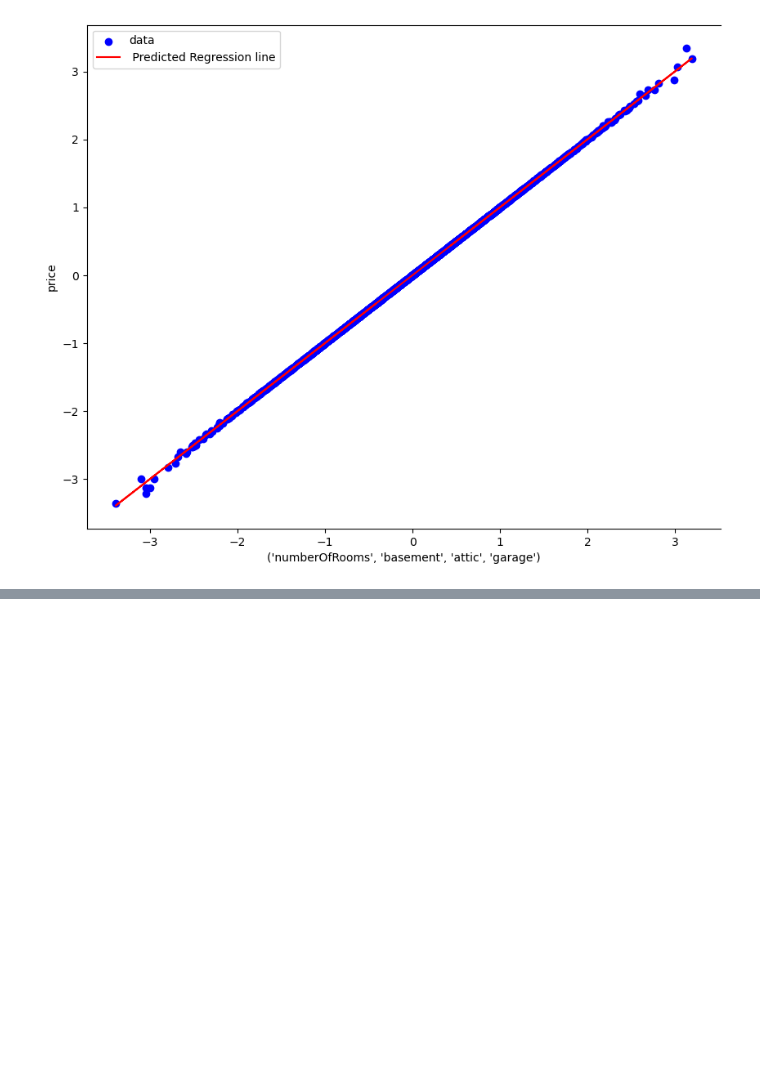
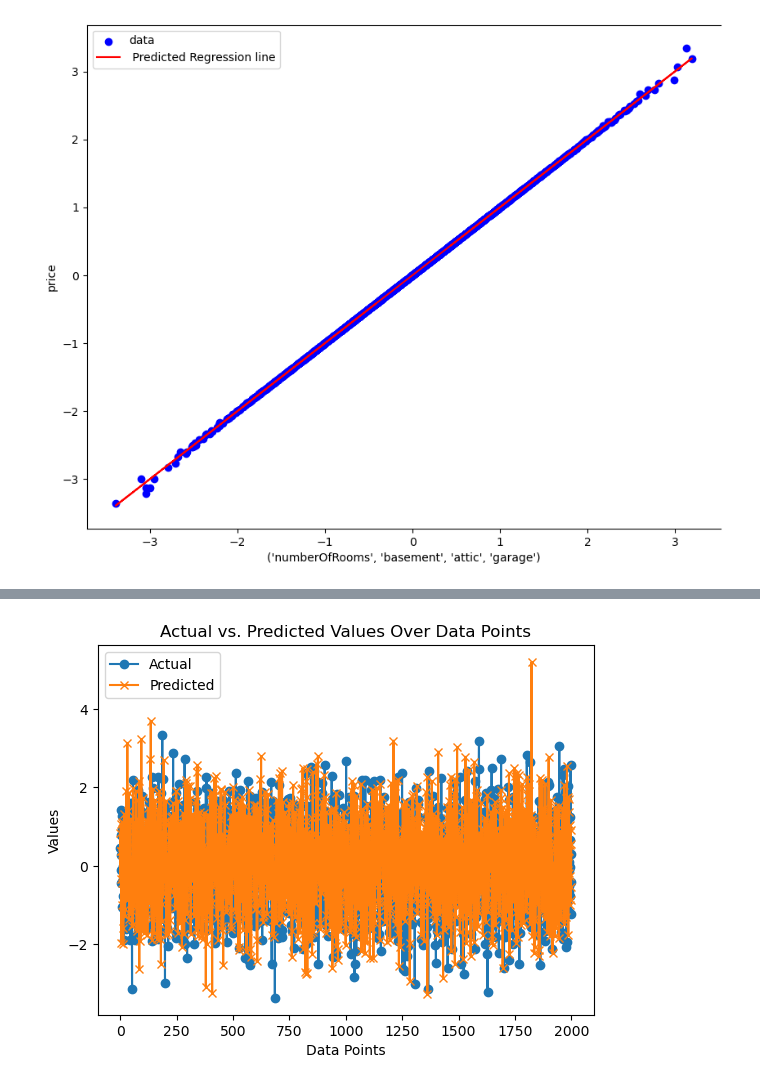
Before and after one commit to sarah10001/Paris_Phase_2_Project, a Jupyter notebook: Housing Prediction Model.ipynb, the cells around one changed output, grey strips where cells are left out. Saved outputs shown, nothing was run; the diff lists cells and outputs as text; code cells hidden in the pictures; blank space fills up the shorter version.

```diff
--- a/Housing Prediction Model.ipynb
+++ b/Housing Prediction Model.ipynb
@@ -654,0 +699,11 @@ plt.gca().spines['right'].set_visible(False)
+# %%
+# Line plot of actual vs. predicted values
+plt.plot(y_test, label='Actual', marker='o')
+plt.plot(y_pred, label='Predicted', marker='x')
+plt.title('Actual vs. Predicted Values Over Data Points')
+plt.xlabel('Data Points')
+plt.ylabel('Values')
+plt.legend()
+plt.show()
+# %% [output]
+[figure, added]
```
Also changed, not shown: parts of 9 cells of this notebook.
